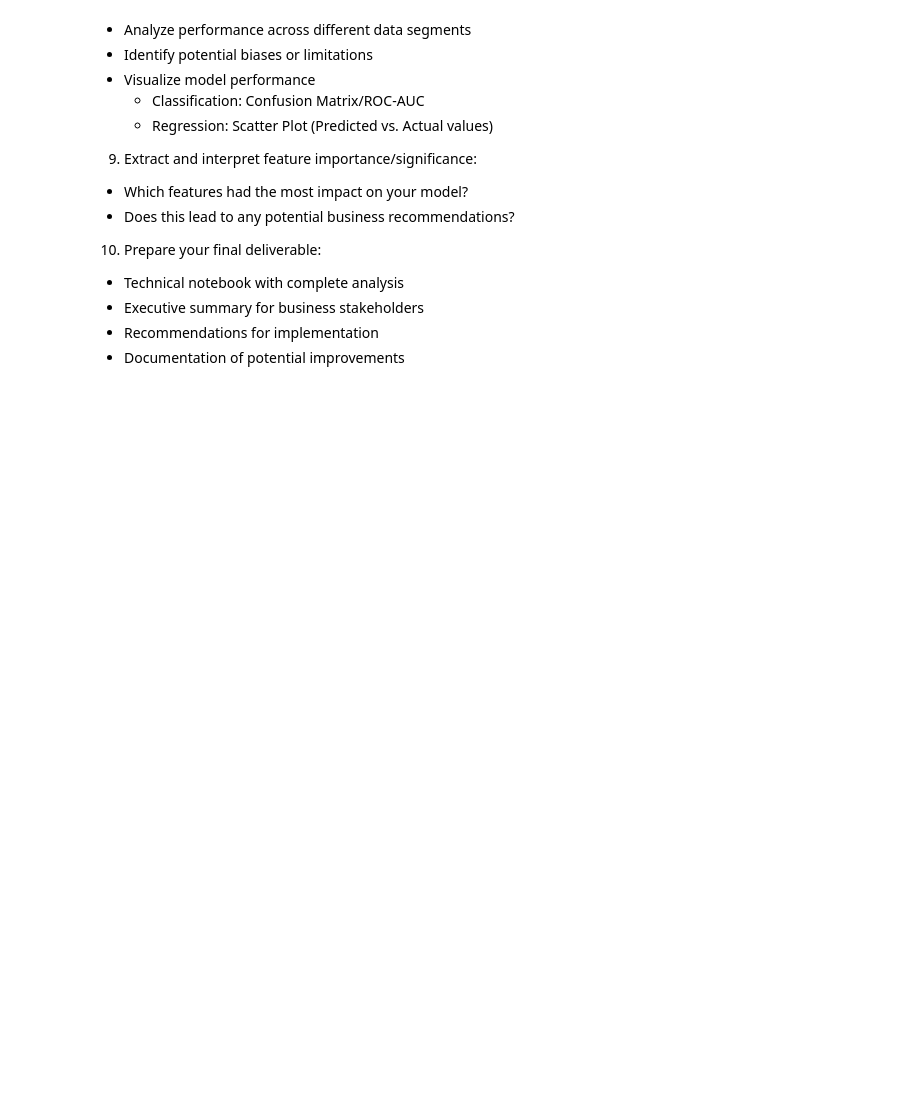
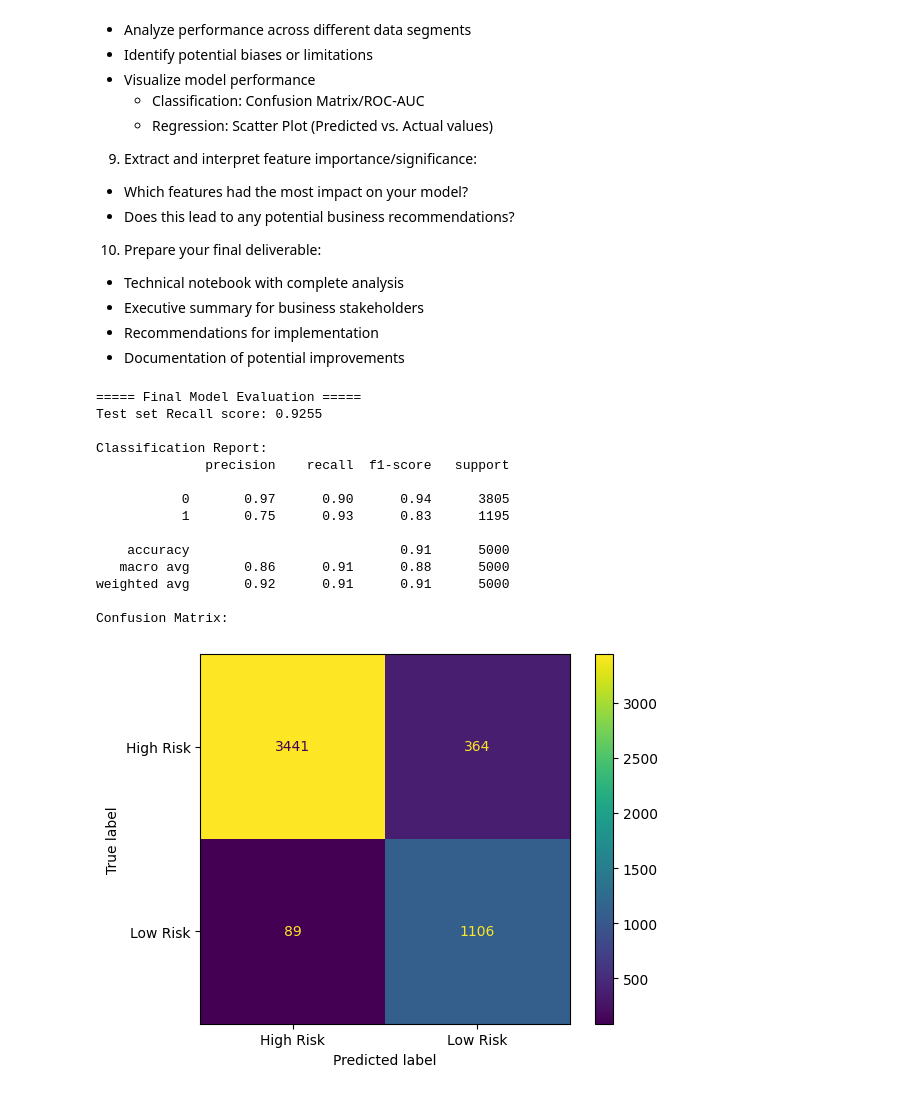
Before and after one commit to mbielecki1/AD07_LAB, a Jupyter notebook: financial_loan_risk.ipynb, the cells around one changed output. Saved outputs shown, nothing was run; the diff lists cells and outputs as text; code cells hidden in the pictures; blank space fills up the shorter version.

Commit message:
Updated Modeling

```diff
--- a/financial_loan_risk.ipynb
+++ b/financial_loan_risk.ipynb
@@ -754,9 +754,20 @@ NOTE: Be mindful of time considerations - showcase “how to tune”
 # %%
 #  Modeling Code Here - Create New Cells as Needed
 
+# Define columns that should not be used as predictors
+excluded_features = [
+    "LoanApproved",
+    "ApplicationDate",
+    "RiskScore",
+    "InterestRate",
+    "BaseInterestRate",
+    "MonthlyLoanPayment"
+]
+
 # Split data into features and target
-X = loan_df.drop(columns='LoanApproved')
-y = loan_df['LoanApproved']
+X = loan_df.drop(columns=excluded_features)
+y = loan_df["LoanApproved"]
+
 
 # Split into training and test sets (75% train, 25% test) use random_state = 42 and set stratify = y
 X_train, X_test, y_train, y_test = train_test_split(X, y, test_size=0.25, random_state=42, stratify=y)
@@ -905,3 +909,48 @@ NameError: name 'rf_best_cvscore' is not defined
 - Executive summary for business stakeholders
 - Recommendations for implementation
 - Documentation of potential improvements
+# %%
+# select grid search with highest cross-validation recall score
+if rf_best_cvscore >= lr_best_cvscore:
+    best_model = rf_grid_search
+else:
+    best_model = lr_grid_search
+
+# Get the best model from gridsearch
+final_model = best_model.best_estimator_
+
+# Make predictions on test set using final_model
+y_pred = final_model.predict(X_test)
+
+# Calculate test set recall_score
+test_recall = recall_score(y_test, y_pred)
+
+# Create classification report
+cr = classification_report(y_test, y_pred)
+
+# Create confusion matrix object
+cm = confusion_matrix(y_test, y_pred)
+# %%
+#
+print(f"\n===== Final Model Evaluation =====")
+print(f"Test set Recall score: {test_recall:.4f}")
+print("\nClassification Report:")
+print(cr)
+print(f"Confusion Matrix:")
+ConfusionMatrixDisplay(cm, display_labels=['High Risk', 'Low Risk']).plot();
+# %% [output]
+===== Final Model Evaluation =====
+Test set Recall score: 0.9255
+
+Classification Report:
+              precision    recall  f1-score   support
+
+           0       0.97      0.90      0.94      3805
+           1       0.75      0.93      0.83      1195
+
+    accuracy                           0.91      5000
+   macro avg       0.86      0.91      0.88      5000
+weighted avg       0.92      0.91      0.91      5000
+
+Confusion Matrix:
+[figure, added]
```
Also changed, not shown: parts of 8 cells of this notebook.
